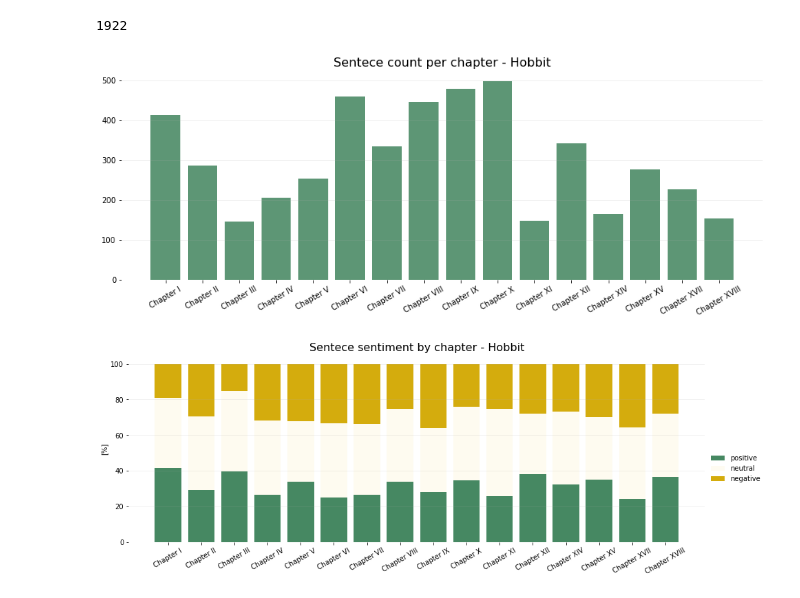
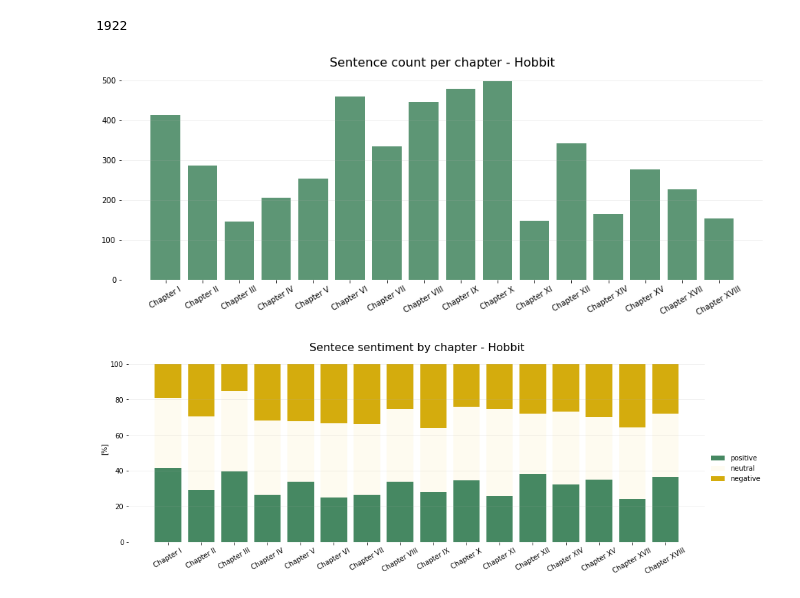
Before and after one commit to dorotamierzwa/ministryofdata, a Jupyter notebook: Hobbit Or There And Back Again - Text analysis.ipynb, the cells around one changed output. Saved outputs shown, nothing was run; the diff lists cells and outputs as text; code cells hidden in the pictures.

Commit message:
plot fix

```diff
--- a/Hobbit Or There And Back Again - Text analysis.ipynb
+++ b/Hobbit Or There And Back Again - Text analysis.ipynb
@@ -44,3 +33,5 @@ text = soup.get_text()
+# %%
+text = open('hobbit.txt', 'r').read()
 # %%
 text[:100]
 # %% [output]
@@ -227,17 +218,17 @@ len(df[df['neu_score'] == 1])
 # %%
 fig, ax = plt.subplots(figsize=(15,5))
 ax.bar(x=df.groupby('chapter').nunique()['sentences'].index,
         height=df.groupby('chapter').nunique()['sentences'].values, alpha=0.7, color='#186A3B')
 ax.set_xticklabels(df['chapter'].unique(),
                    rotation=30)
-ax.set_title('Sentece count per chapter - Hobbit', fontsize=16)
+ax.set_title('Sentence count per chapter - Hobbit', fontsize=16)
 ax.spines['top'].set_visible(False)
 ax.spines['right'].set_visible(False)
 ax.spines['bottom'].set_visible(False)
 ax.spines['left'].set_visible(False)
 ax.yaxis.grid(alpha=0.2);
 # %% [output]
-[figure, old version]
+[figure, new version]
 # %%
 fig, ax = plt.subplots(figsize=(15,5))
 ax.bar(x=df[df['pos_score'] == 1].groupby('chapter').nunique()['sentences'].index,
```
Also changed, not shown: parts of 6 cells of this notebook.
